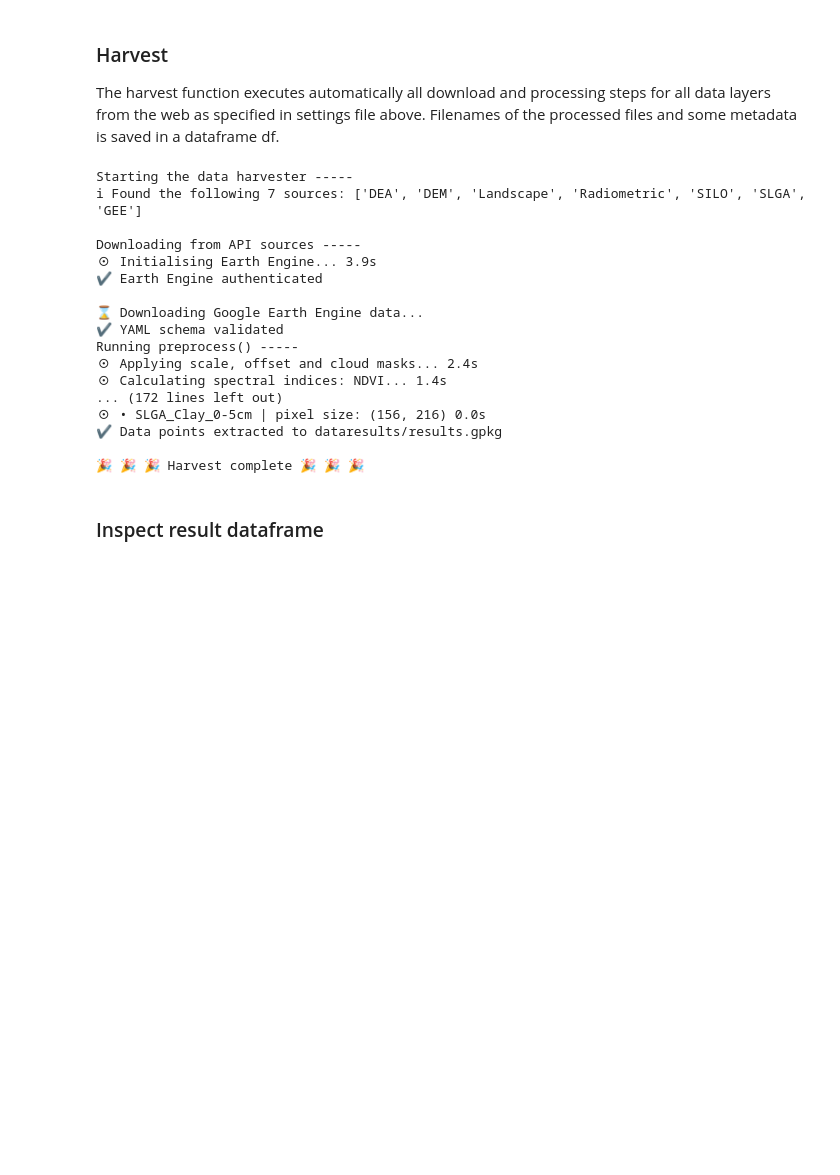
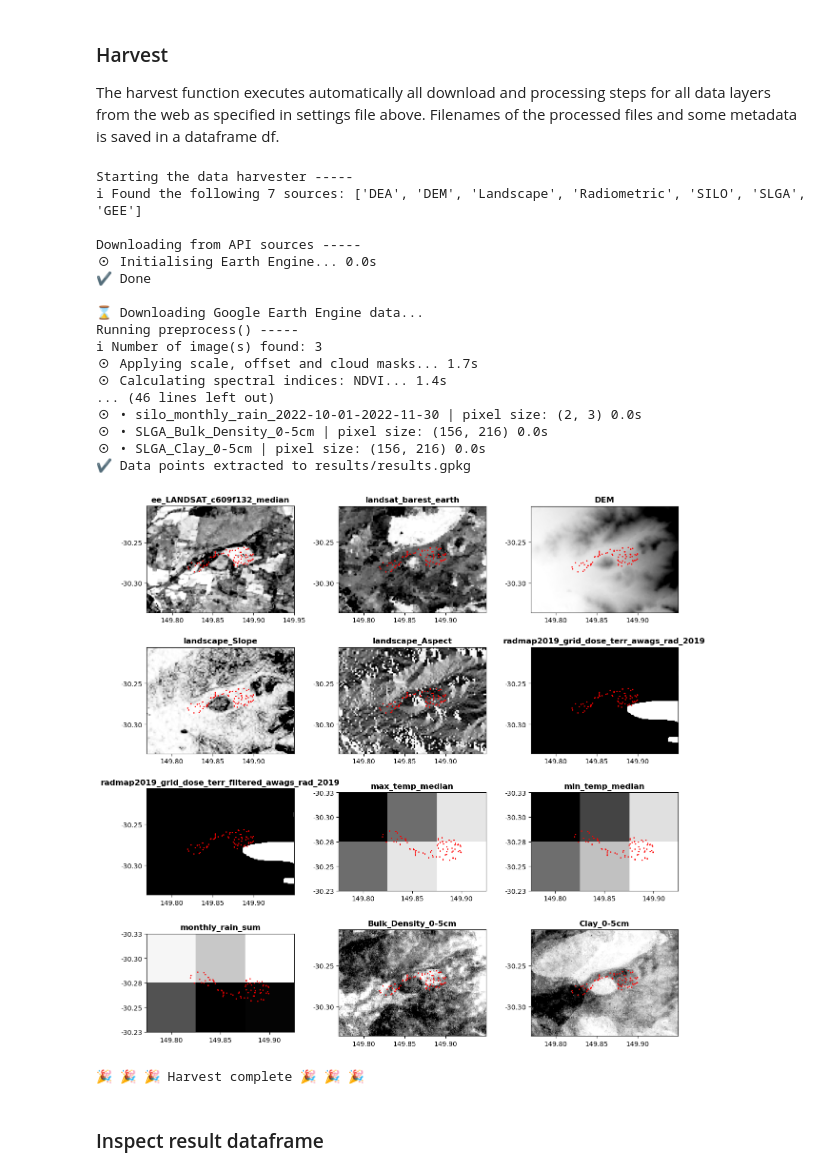
Before and after one commit to Sydney-Informatics-Hub/geodata-harvester, a Jupyter notebook: notebooks/example_harvest.ipynb, the cells around one changed output. Cells and saved outputs as stored; diff of their text form; code cells hidden in the pictures; blank space fills up the shorter version.

```diff
--- a/notebooks/example_harvest.ipynb
+++ b/notebooks/example_harvest.ipynb
@@ -47,25 +47,27 @@ infname = os.path.join(path_settings,fname_settings)
 The harvest function executes automatically all download and processing steps for all data layers from the web as specified in settings file above.
 Filenames of the processed files and some metadata is saved in a dataframe df.
 # %%
-df = harvest.run(infname, return_df = True)
+df = harvest.run(infname, preview = True, return_df = True)
 # %% [output]
 Starting the data harvester -----
 ℹ Found the following 7 sources: ['DEA', 'DEM', 'Landscape', 'Radiometric', 'SILO', 'SLGA', 'GEE']
 
 Downloading from API sources -----
-⊙ Initialising Earth Engine... 3.9s
-✔ Earth Engine authenticated
+⊙ Initialising Earth Engine... 0.0s
+✔ Done
 
 ⌛ Downloading Google Earth Engine data...
-✔ YAML schema validated
 Running preprocess() -----
-⊙ Applying scale, offset and cloud masks... 2.4s
+ℹ Number of image(s) found: 3
+⊙ Applying scale, offset and cloud masks... 1.7s
 ⊙ Calculating spectral indices: NDVI... 1.4s
-... (172 lines left out)
+... (46 lines left out)
+⊙ • silo_monthly_rain_2022-10-01-2022-11-30 | pixel size: (2, 3) 0.0s
+⊙ • SLGA_Bulk_Density_0-5cm | pixel size: (156, 216) 0.0s
 ⊙ • SLGA_Clay_0-5cm | pixel size: (156, 216) 0.0s
-✔ Data points extracted to dataresults/results.gpkg
-
-🎉 🎉 🎉 Harvest complete 🎉 🎉 🎉
+✔ Data points extracted to results/results.gpkg
+[figure, added]
+🎉 🎉 🎉 Harvest complete 🎉 🎉 🎉
 # %% [markdown]
 ### Inspect result dataframe
 # %%
```
Also changed, not shown: parts of 1 cell of this notebook, 2 other files.
